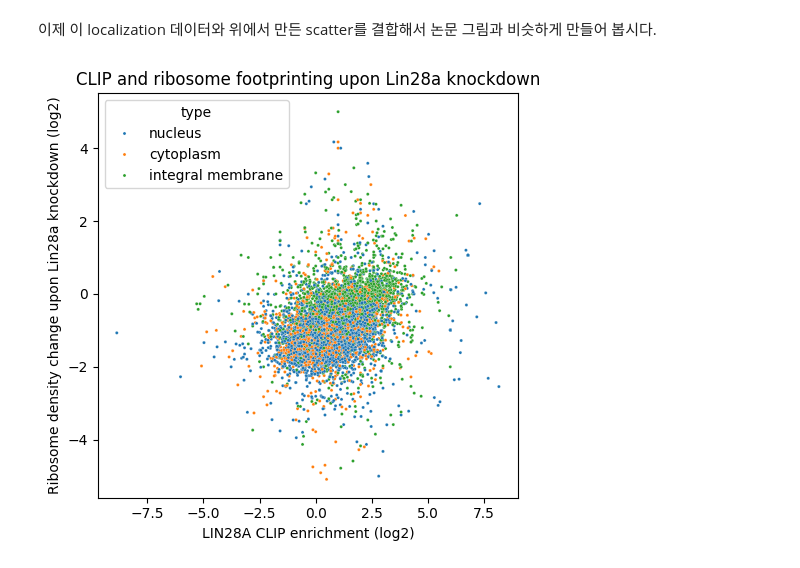
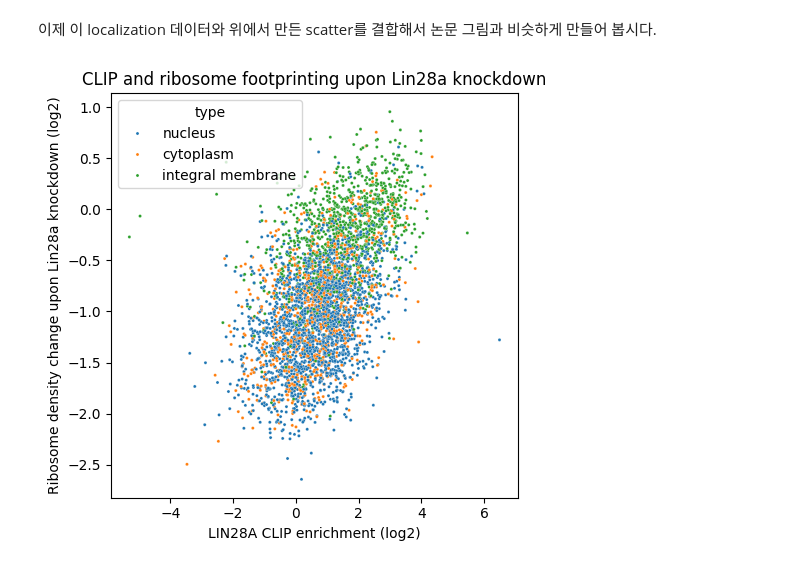
Before and after one commit to JeonSHyun/25-1-SNU-Bioinfo1, a Jupyter notebook: CoLab_TermProj_2025_1.ipynb, the cells around one changed output. Drawn from its saved outputs; the diff is of its cells as text; code cells hidden in the pictures.

```diff
--- a/CoLab_TermProj_2025_1.ipynb
+++ b/CoLab_TermProj_2025_1.ipynb
@@ -276,12 +284,27 @@ ax.scatter(np.log2(cnts['clip_enrichment']),
 # 여기에 코드를 새로 작성해서 논문의 그림과 비슷하게 만들어 봅니다.
 
 # clip_enrichment와 rden_chagne의 이상값 제거
+
+cnts['clip_enrichment'] = cnts['CLIP-35L33G.bam'] / cnts['RNA-control.bam']
+cnts['rden_change'] = (cnts['RPF-siLin28a.bam'] / cnts['RNA-siLin28a.bam']) / (cnts['RPF-siLuc.bam'] / cnts['RNA-siLuc.bam'])
+
 cnts_ = cnts.copy()
 cnts_ = cnts_[cnts_['clip_enrichment'] != 0]
 cnts_ = cnts_[cnts_['clip_enrichment'] != np.inf]
 cnts_ = cnts_[cnts_['rden_change'] != 0]
 cnts_ = cnts_[cnts_['rden_change'] != np.inf]
 cnts_ = cnts_.dropna(subset=['clip_enrichment', 'rden_change'])
+
+# Ribosome footprinting 데이터에서 siLuc 라이브러리의 raw footprint tag가 80 미만인 전사체는 제외
+cnts_ = cnts_[cnts_['RPF-siLuc.bam'] > 80]
+cnts_ = cnts_[cnts_['RPF-siLin28a.bam'] > 80]
+
+# RNA-seq 데이터에서 읽힌 raw read 수가 30 미만인 전사체(transcript)는 제외
+cnts_ = cnts_[cnts_['CLIP-35L33G.bam'] > 30]
+cnts_ = cnts_[cnts_['RNA-control.bam'] > 30]
+cnts_ = cnts_[cnts_['RNA-siLin28a.bam'] > 30]
+cnts_ = cnts_[cnts_['RNA-siLuc.bam'] > 30]
+
 
 fig, ax = plt.subplots(1, 1, figsize=(5, 5))
 ax.scatter(np.log2(cnts_['clip_enrichment']),
@@ -293,7 +316,7 @@ ax.scatter(np.log2(cnts_['clip_enrichment']),
 # ax.set_xlim(-6, 4)
 # ax.set_ylim(-2, 2)
 
-# ax.text(x = 5, y = -6, s = 'r = 0.4028')
+ax.text(x = 4, y = -2, s = 'r = 0.4028')
 
 ax.set_title('CLIP and ribosome footprinting upon Lin28a knockdown')
 ax.set_xlabel('LIN28A CLIP enrichment (log2)')
@@ -331,33 +354,44 @@ cnts_ = cnts_[cnts_['clip_enrichment'] != np.inf]
 cnts_ = cnts_[cnts_['rden_change'] != 0]
 cnts_ = cnts_[cnts_['rden_change'] != np.inf]
 cnts_ = cnts_.dropna(subset=['clip_enrichment', 'rden_change'])
+
+# Ribosome footprinting 데이터에서 siLuc 라이브러리의 raw footprint tag가 80 미만인 전사체는 제외
+cnts_ = cnts_[cnts_['RPF-siLuc.bam'] > 80]
+cnts_ = cnts_[cnts_['RPF-siLin28a.bam'] > 80]
+
+# RNA-seq 데이터에서 읽힌 raw read 수가 30 미만인 전사체(transcript)는 제외
+cnts_ = cnts_[cnts_['CLIP-35L33G.bam'] > 30]
+cnts_ = cnts_[cnts_['RNA-control.bam'] > 30]
+cnts_ = cnts_[cnts_['RNA-siLin28a.bam'] > 30]
+cnts_ = cnts_[cnts_['RNA-siLuc.bam'] > 30]
+
 
 cnts_local = cnts_.reset_index()
 cnts_local['Geneid'] = cnts_local['Geneid'].str.replace(r'\.\d+$', '', regex=True)
 
 cnts_local = pd.merge(cnts_local, mouselocal, left_on = 'Geneid', right_on = 'gene_id', how = 'inner')
 cnts_local
 
 cnts_local['log2_clip_enrichment'] = np.log2(cnts_local['clip_enrichment'])
 cnts_local['log2_rden_change'] = np.log2(cnts_local['rden_change'])
 
 plt.figure(figsize=(5, 5))
 sns.scatterplot(
     data=cnts_local,
     x='log2_clip_enrichment',
     y='log2_rden_change',
     color='black',
     s=5,
     # alpha=0.5,
     hue = 'type'
 )
 
 plt.title('CLIP and ribosome footprinting upon Lin28a knockdown')
 plt.xlabel('LIN28A CLIP enrichment (log2)')
 plt.ylabel('Ribosome density change upon Lin28a knockdown (log2)')
 
 
 plt.tight_layout()
 plt.show()
 # %% [output]
-[figure, old version]
+[figure, new version]
```
Also changed, not shown: parts of 2 cells of this notebook.
